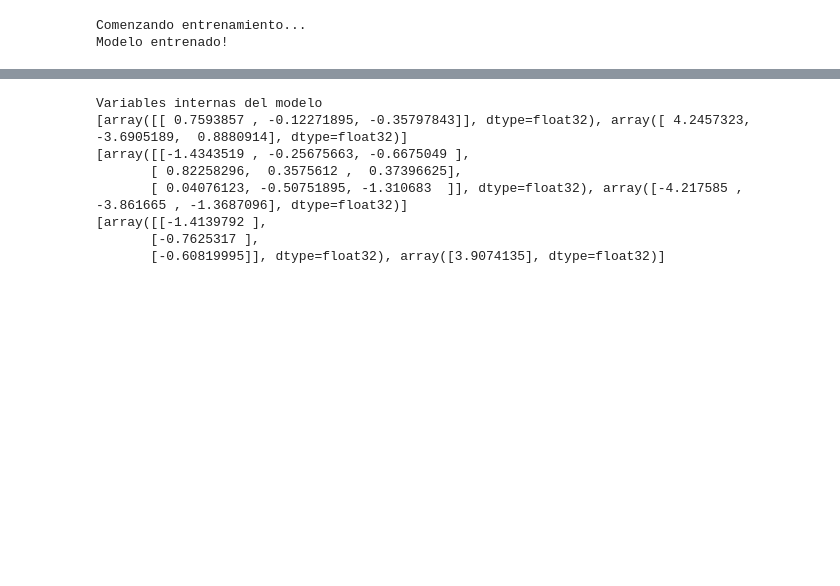
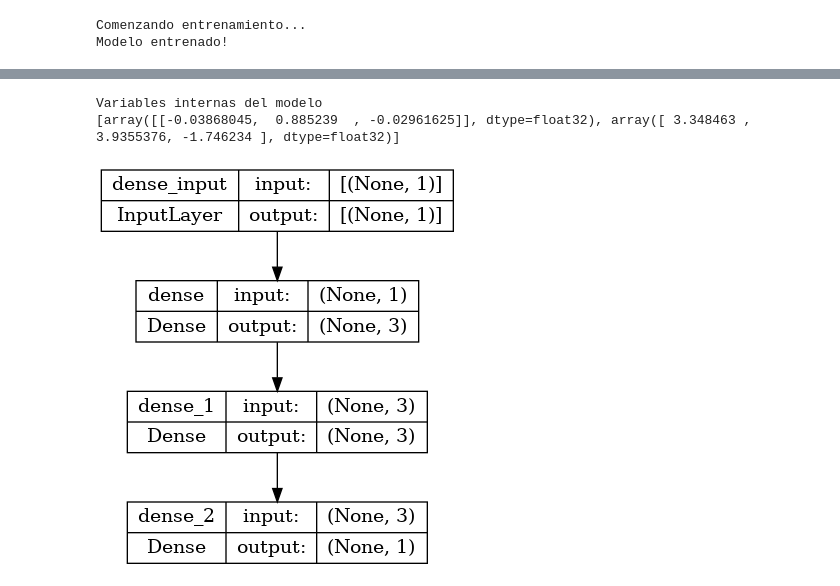
Before and after one commit to JCardenas05/Teoria_Se-ales, a Jupyter notebook: Taller_5/Tu_primera_red_neuronal_en_Python_y_Tensorflow(1).ipynb, the cells around one changed output, grey strips where cells are left out. Saved outputs shown, nothing was run; the diff lists cells and outputs as text; code cells hidden in the pictures; blank space fills up the shorter version.

```diff
--- a/Taller_5/Tu_primera_red_neuronal_en_Python_y_Tensorflow(1).ipynb
+++ b/Taller_5/Tu_primera_red_neuronal_en_Python_y_Tensorflow(1).ipynb
@@ -53,15 +64,10 @@ El resultado es [[211.7475]] fahrenheit!
 # %%
 print("Variables internas del modelo")
 #print(capa.get_weights())
-print(oculta1.get_weights())
-print(oculta2.get_weights())
-print(salida.get_weights())
+d1=oculta1.get_weights()
+print(d1)
+#print(oculta2.get_weights())
+#print(salida.get_weights())
 # %% [output]
 Variables internas del modelo
-[array([[ 0.7593857 , -0.12271895, -0.35797843]], dtype=float32), array([ 4.2457323, -3.6905189,  0.8880914], dtype=float32)]
-[array([[-1.4343519 , -0.25675663, -0.6675049 ],
-       [ 0.82258296,  0.3575612 ,  0.37396625],
-       [ 0.04076123, -0.50751895, -1.310683  ]], dtype=float32), array([-4.217585 , -3.861665 , -1.3687096], dtype=float32)]
-[array([[-1.4139792 ],
-       [-0.7625317 ],
-       [-0.60819995]], dtype=float32), array([3.9074135], dtype=float32)]
+[array([[-0.03868045,  0.885239  , -0.02961625]], dtype=float32), array([ 3.348463 ,  3.9355376, -1.746234 ], dtype=float32)]
@@ -67,0 +76,4 @@ Variables internas del modelo
+# %%
+plot_model(modelo, to_file='model_plot.png', show_shapes=True, show_layer_names=True)
+# %% [output]
+[figure, added]
```
Also changed, not shown: parts of 7 cells of this notebook, 13 other files.
